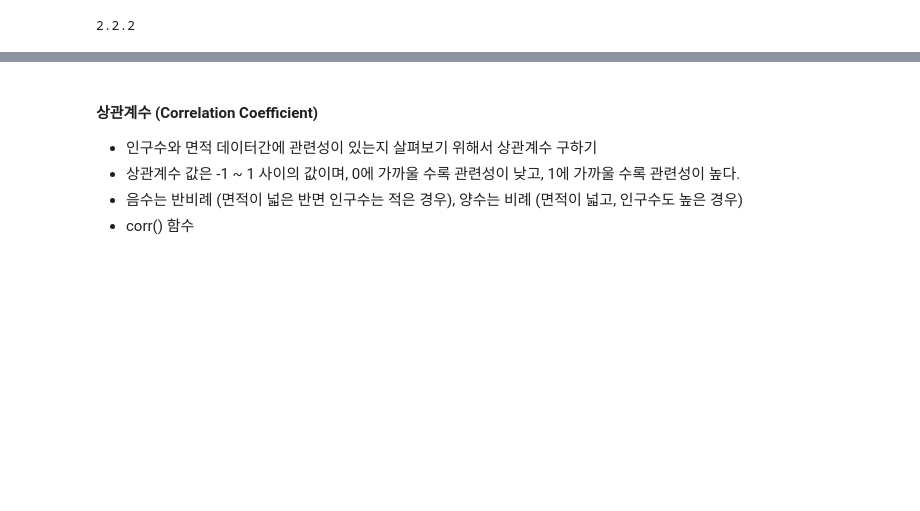
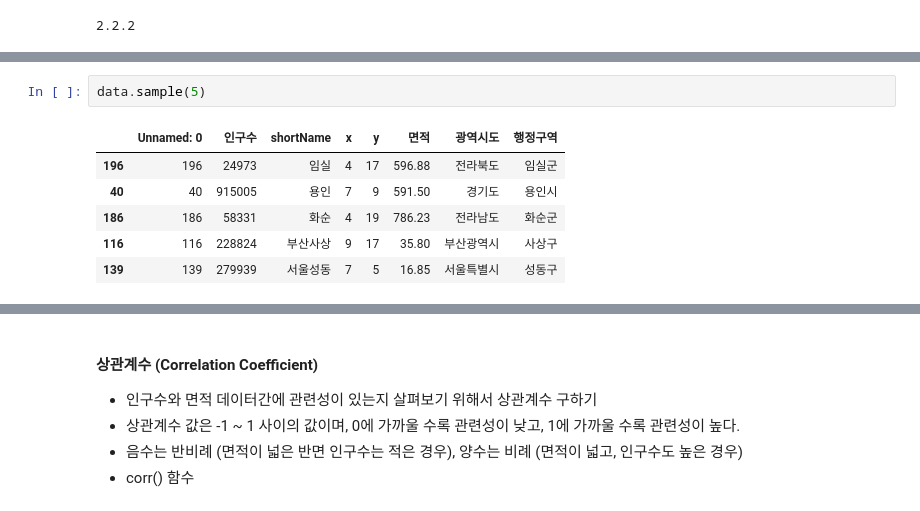
Before and after one commit to Soogyong0726/python_webscraping_analysis, a Jupyter notebook: 03-1.행정구역정보_분석과시각화.ipynb, the cells around one changed output, grey strips where cells are left out. Cells and saved outputs as stored; diff of their text form; blank space fills up the shorter version.

```diff
--- a/03-1.행정구역정보_분석과시각화.ipynb
+++ b/03-1.행정구역정보_분석과시각화.ipynb
@@ -19,0 +41,9 @@ print(type(data))
+# %%
+data.sample(5)
+# %% [output]
+|  | Unnamed: 0 | 인구수 | shortName | x | y | 면적 | 광역시도 | 행정구역 |
+| 196 | 196 | 24973 | 임실 | 4 | 17 | 596.88 | 전라북도 | 임실군 |
+| 40 | 40 | 915005 | 용인 | 7 | 9 | 591.50 | 경기도 | 용인시 |
+| 186 | 186 | 58331 | 화순 | 4 | 19 | 786.23 | 전라남도 | 화순군 |
+| 116 | 116 | 228824 | 부산사상 | 9 | 17 | 35.80 | 부산광역시 | 사상구 |
+| 139 | 139 | 279939 | 서울성동 | 7 | 5 | 16.85 | 서울특별시 | 성동구 |
```
Also changed, not shown: parts of 12 cells of this notebook.
